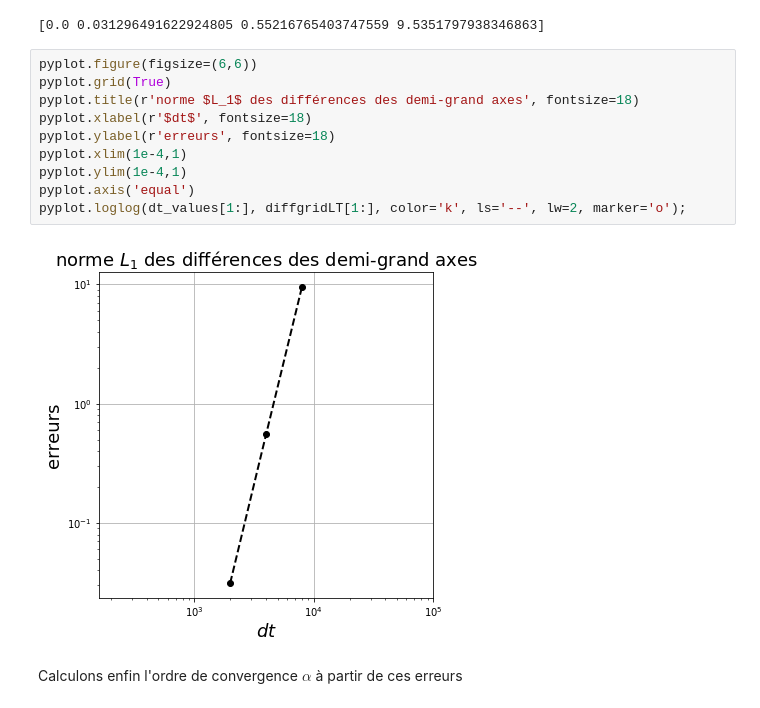
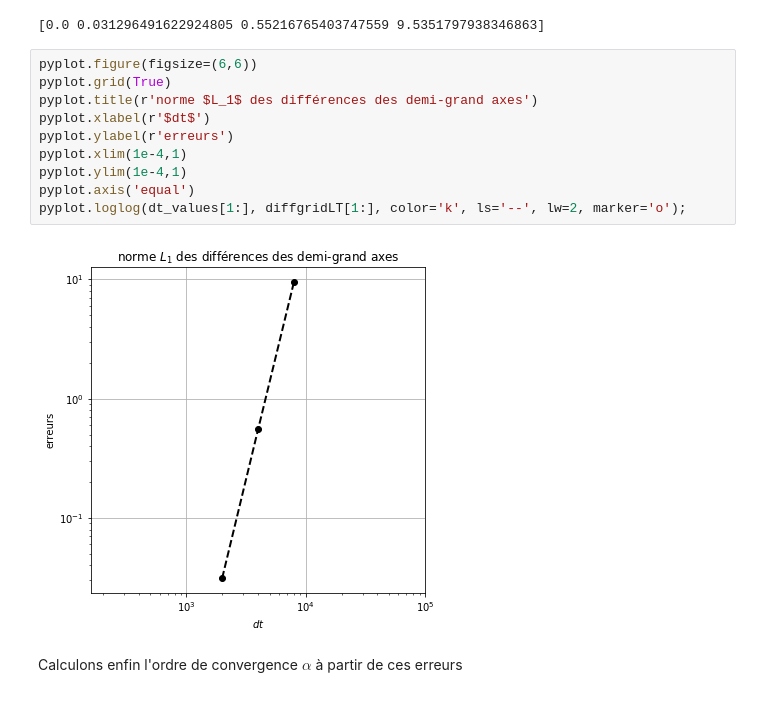
Before and after one commit to BerthilWorshipersSociety/MATH-314_travail_1, a Jupyter notebook: Travail n°1 Kepler - SCHOONEN Cédric, JAMOTTE Maxime.ipynb, the cells around one changed output. Cells and saved outputs as stored; diff of their text form.

```diff
--- a/Travail n°1 Kepler - SCHOONEN Cédric, JAMOTTE Maxime.ipynb
+++ b/Travail n°1 Kepler - SCHOONEN Cédric, JAMOTTE Maxime.ipynb
@@ -251,15 +251,15 @@ print(diffgridLT)
 # %%
 pyplot.figure(figsize=(6,6))
 pyplot.grid(True)
-pyplot.title(r'norme $L_1$ des différences des demi-grand axes', fontsize=18)
-pyplot.xlabel(r'$dt$', fontsize=18)
-pyplot.ylabel(r'erreurs', fontsize=18)
+pyplot.title(r'norme $L_1$ des différences des demi-grand axes')
+pyplot.xlabel(r'$dt$')
+pyplot.ylabel(r'erreurs')
 pyplot.xlim(1e-4,1)
 pyplot.ylim(1e-4,1)
 pyplot.axis('equal')
 pyplot.loglog(dt_values[1:], diffgridLT[1:], color='k', ls='--', lw=2, marker='o');
 # %% [output]
-[figure, old version]
+[figure, new version]
 # %% [markdown]
 Calculons enfin l'ordre de convergence $\alpha$ à partir de ces erreurs
 # %%
```
Also changed, not shown: parts of 17 cells of this notebook, 1 other file.
